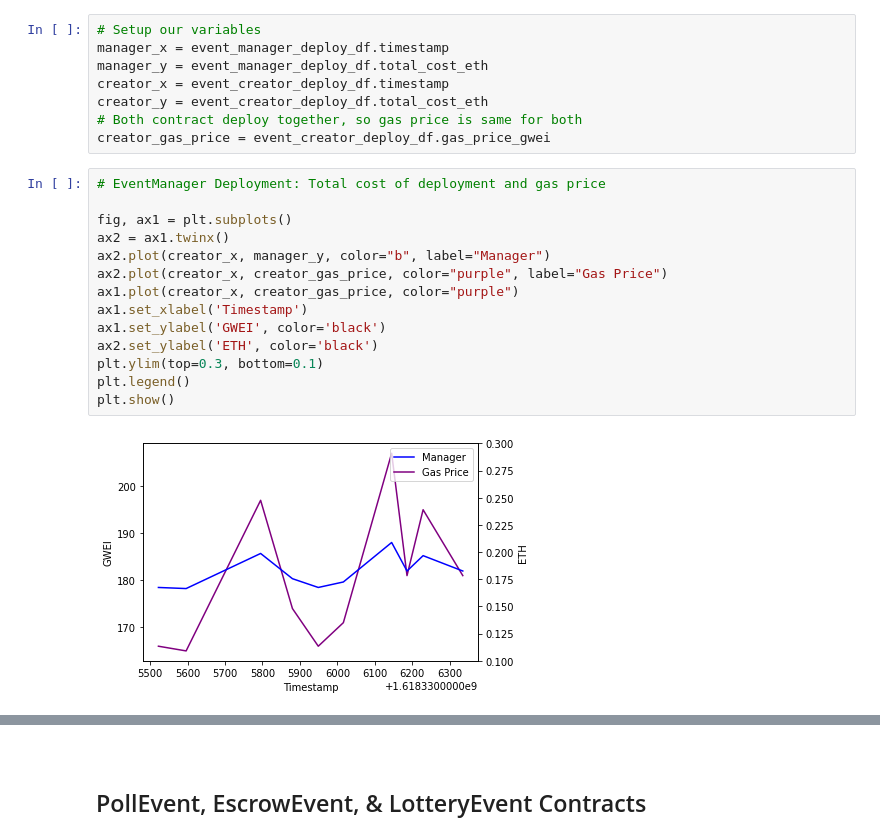
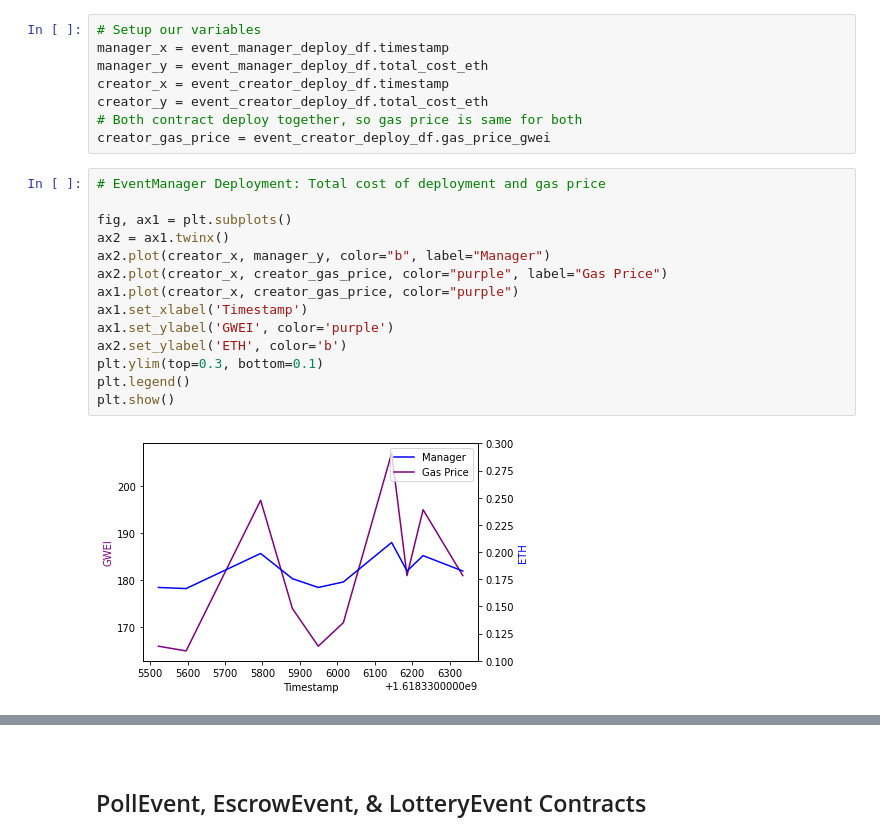
Before and after one commit to stephen-eades/The-Practicality-of-Decentralized-Smart-Contracts, a Jupyter notebook: jupyter_notebook/dapp_data_analysis.ipynb, the cells around one changed output, grey strips where cells are left out. Cells and saved outputs as stored; diff of their text form.

```diff
--- a/jupyter_notebook/dapp_data_analysis.ipynb
+++ b/jupyter_notebook/dapp_data_analysis.ipynb
@@ -57,19 +50,19 @@ creator_gas_price = event_creator_deploy_df.gas_price_gwei
 # %%
 # EventManager Deployment: Total cost of deployment and gas price
 
 fig, ax1 = plt.subplots()
 ax2 = ax1.twinx()
 ax2.plot(creator_x, manager_y, color="b", label="Manager")
 ax2.plot(creator_x, creator_gas_price, color="purple", label="Gas Price")
 ax1.plot(creator_x, creator_gas_price, color="purple")
 ax1.set_xlabel('Timestamp')
-ax1.set_ylabel('GWEI', color='black')
-ax2.set_ylabel('ETH', color='black')
+ax1.set_ylabel('GWEI', color='purple')
+ax2.set_ylabel('ETH', color='b')
 plt.ylim(top=0.3, bottom=0.1)
 plt.legend()
 plt.show()
 # %% [output]
-[figure, old version]
+[figure, new version]
 # %%
 # EventCreator Deployment: Total cost of deployment and gas price
 
```
Also changed, not shown: parts of 15 cells of this notebook, 2 other files.
